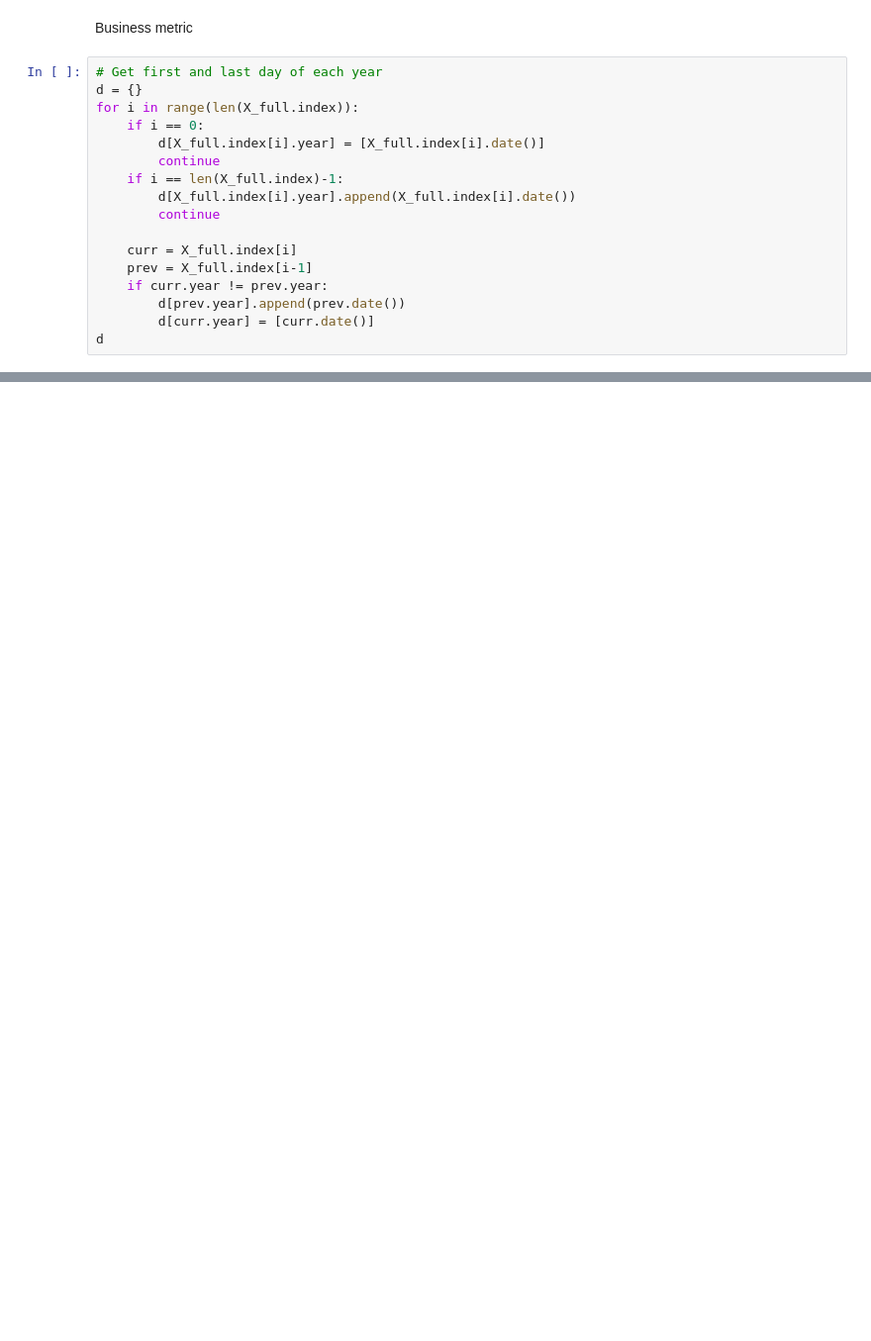
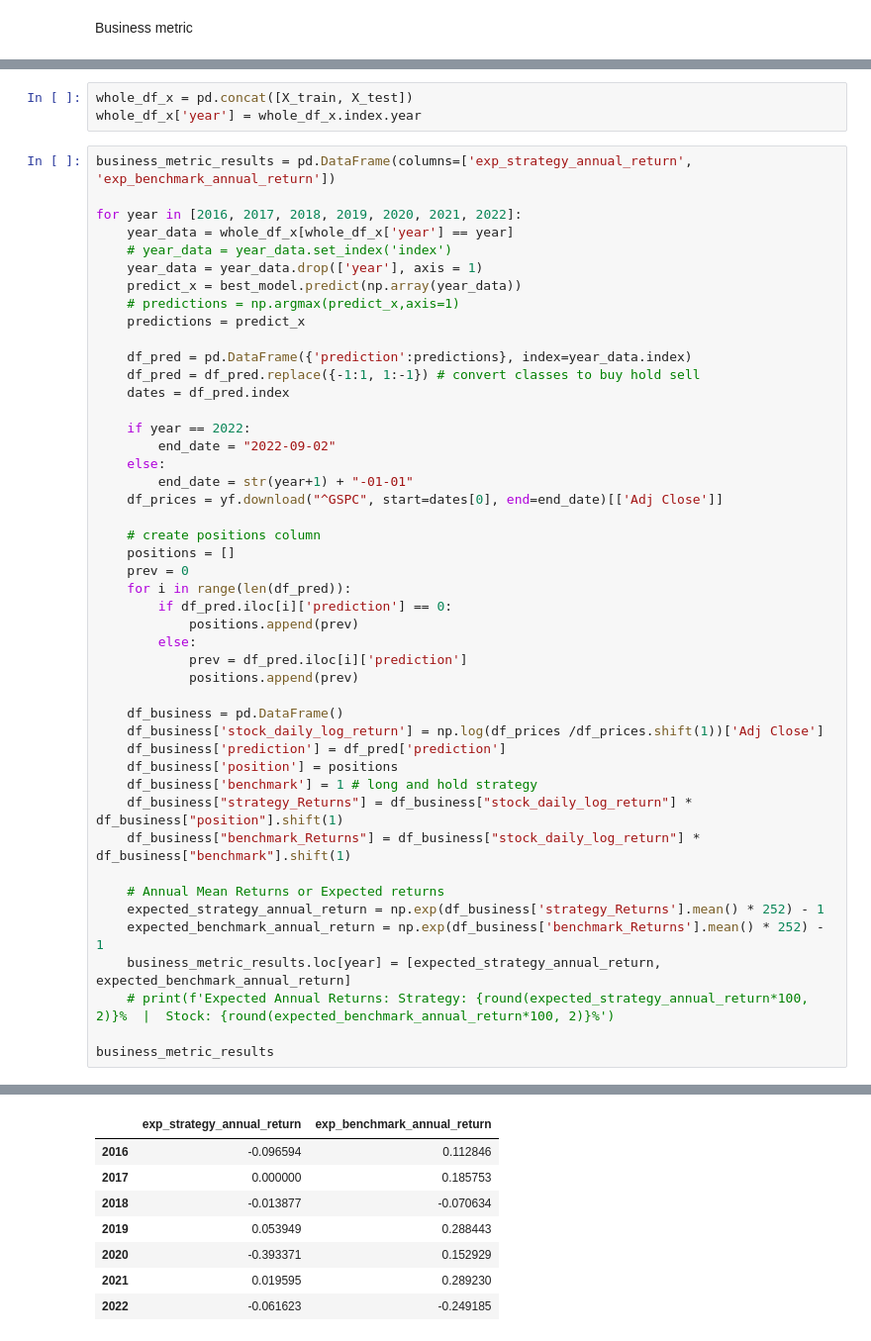
Before and after one commit to yeonatalie/bt4222-ml-sp500, a Jupyter notebook: lgbm_model.ipynb, the cells around one changed output, grey strips where cells are left out. Shown at 99% size. Cells and saved outputs as stored; diff of their text form; blank space fills up the shorter version.

Commit message:
update business metric

```diff
--- a/lgbm_model.ipynb
+++ b/lgbm_model.ipynb
@@ -272,19 +271,2 @@ confusion matrix:
 # %% [markdown]
 Business metric
-# %%
-# Get first and last day of each year
-d = {}
-for i in range(len(X_full.index)):
-    if i == 0:
-        d[X_full.index[i].year] = [X_full.index[i].date()]
-        continue
-    if i == len(X_full.index)-1:
-        d[X_full.index[i].year].append(X_full.index[i].date())
-        continue
-
-    curr = X_full.index[i]
-    prev = X_full.index[i-1]
-    if curr.year != prev.year:
-        d[prev.year].append(prev.date())
-        d[curr.year] = [curr.date()]
-d
@@ -342,0 +273,50 @@ pd.DataFrame({'year':[2016, 2017, 2018, 2019, 2020, 2021, 2022], 'strategy_retur
+# %%
+whole_df_x = pd.concat([X_train, X_test])
+whole_df_x['year'] = whole_df_x.index.year
+# %%
+business_metric_results = pd.DataFrame(columns=['exp_strategy_annual_return', 'exp_benchmark_annual_return'])
+
+for year in [2016, 2017, 2018, 2019, 2020, 2021, 2022]:
+    year_data = whole_df_x[whole_df_x['year'] == year]
+    # year_data = year_data.set_index('index')
+    year_data = year_data.drop(['year'], axis = 1)
+    predict_x = best_model.predict(np.array(year_data))
+    # predictions = np.argmax(predict_x,axis=1)
+    predictions = predict_x
+
+    df_pred = pd.DataFrame({'prediction':predictions}, index=year_data.index)
+    df_pred = df_pred.replace({-1:1, 1:-1}) # convert classes to buy hold sell
+    dates = df_pred.index
+
+    if year == 2022:
+        end_date = "2022-09-02"
+    else:
+        end_date = str(year+1) + "-01-01"
+    df_prices = yf.download("^GSPC", start=dates[0], end=end_date)[['Adj Close']]
+
+    # create positions column
+    positions = []
+    prev = 0
+    for i in range(len(df_pred)):
+        if df_pred.iloc[i]['prediction'] == 0:
+            positions.append(prev)
+        else:
+            prev = df_pred.iloc[i]['prediction']
+            positions.append(prev)
+
+    df_business = pd.DataFrame()
+    df_business['stock_daily_log_return'] = np.log(df_prices /df_prices.shift(1))['Adj Close']
+    df_business['prediction'] = df_pred['prediction']
+    df_business['position'] = positions
+    df_business['benchmark'] = 1 # long and hold strategy
+    df_business["strategy_Returns"] = df_business["stock_daily_log_return"] * df_business["position"].shift(1)
+    df_business["benchmark_Returns"] = df_business["stock_daily_log_return"] * df_business["benchmark"].shift(1)
+
+    # Annual Mean Returns or Expected returns
+    expected_strategy_annual_return = np.exp(df_business['strategy_Returns'].mean() * 252) - 1
+    expected_benchmark_annual_return = np.exp(df_business['benchmark_Returns'].mean() * 252) - 1
+    business_metric_results.loc[year] = [expected_strategy_annual_return, expected_benchmark_annual_return]
+    # print(f'Expected Annual Returns: Strategy: {round(expected_strategy_annual_return*100, 2)}%  |  Stock: {round(expected_benchmark_annual_return*100, 2)}%')
+
+business_metric_results
+# %% [output]
@@ -342,0 +330,8 @@ pd.DataFrame({'year':[2016, 2017, 2018, 2019, 2020, 2021, 2022], 'strategy_retur
+|  | exp_strategy_annual_return | exp_benchmark_annual_return |
+| 2016 | -0.096594 | 0.112846 |
+| 2017 | 0.000000 | 0.185753 |
+| 2018 | -0.013877 | -0.070634 |
+| 2019 | 0.053949 | 0.288443 |
+| 2020 | -0.393371 | 0.152929 |
+| 2021 | 0.019595 | 0.289230 |
+| 2022 | -0.061623 | -0.249185 |
```
Also changed, not shown: parts of 11 cells of this notebook.
